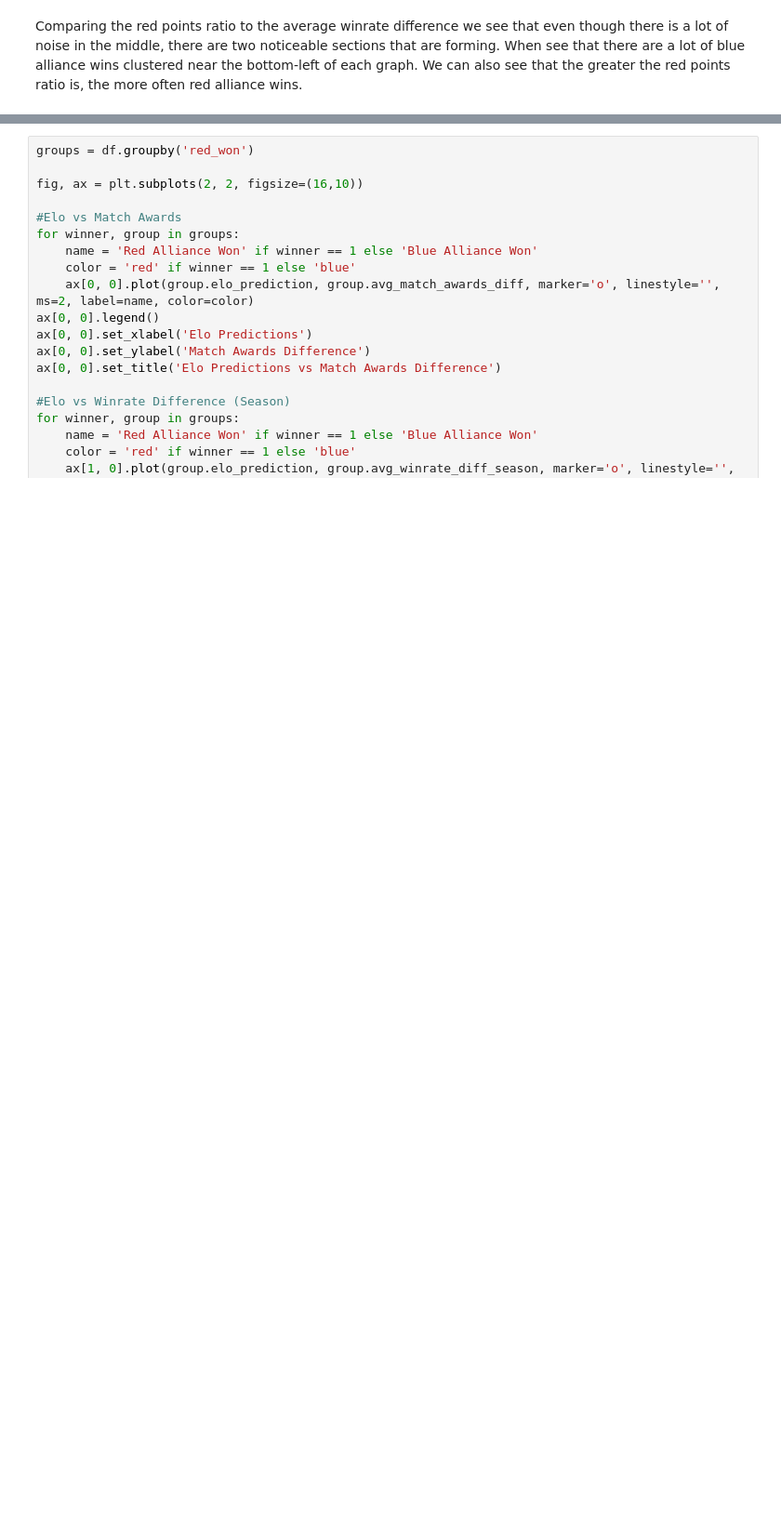
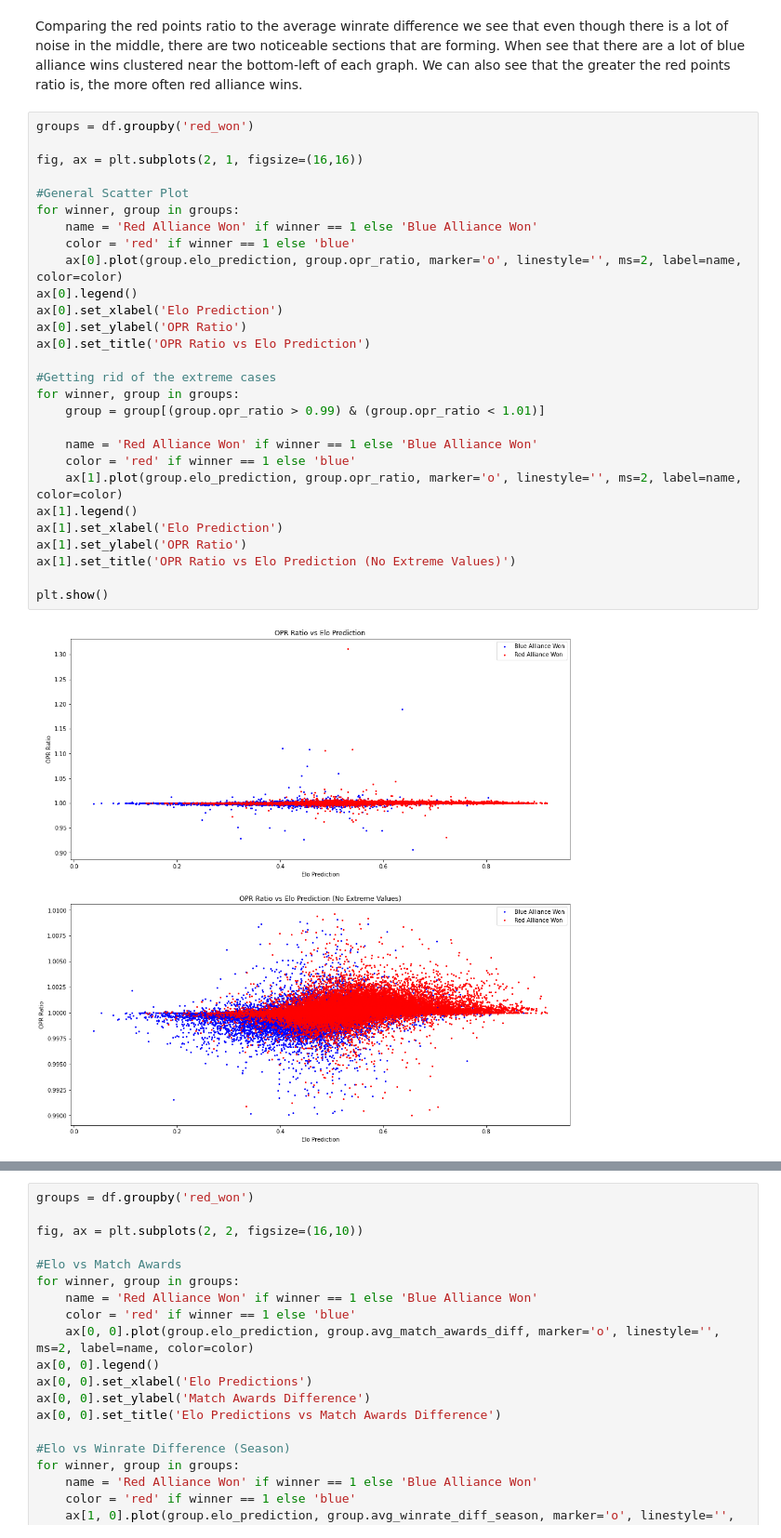
Before and after one commit to Mark-of-JP/FRC-Match-Simulator, a Jupyter notebook: FRC_Match_Simulator.ipynb, the cells around one changed output, grey strips where cells are left out. Shown at 93% size. Cells and saved outputs as stored; diff of their text form; blank space fills up the shorter version.

```diff
--- a/FRC_Match_Simulator.ipynb
+++ b/FRC_Match_Simulator.ipynb
@@ -326,3 +337,33 @@ plt.show()
 [figure]
 # %% [markdown]
 Comparing the red points ratio to the average winrate difference we see that even though there is a lot of noise in the middle, there are two noticeable sections that are forming. When see that there are a lot of blue alliance wins clustered near the bottom-left of each graph. We can also see that the greater the red points ratio is, the more often red alliance wins.
+# %%
+groups = df.groupby('red_won')
+
+fig, ax = plt.subplots(2, 1, figsize=(16,16))
+
+#General Scatter Plot
+for winner, group in groups:
+    name = 'Red Alliance Won' if winner == 1 else 'Blue Alliance Won'
+    color = 'red' if winner == 1 else 'blue'
+    ax[0].plot(group.elo_prediction, group.opr_ratio, marker='o', linestyle='', ms=2, label=name, color=color)
+ax[0].legend()
+ax[0].set_xlabel('Elo Prediction')
+ax[0].set_ylabel('OPR Ratio')
+ax[0].set_title('OPR Ratio vs Elo Prediction')
+
+#Getting rid of the extreme cases
+for winner, group in groups:
+    group = group[(group.opr_ratio > 0.99) & (group.opr_ratio < 1.01)]
+
+    name = 'Red Alliance Won' if winner == 1 else 'Blue Alliance Won'
+    color = 'red' if winner == 1 else 'blue'
+    ax[1].plot(group.elo_prediction, group.opr_ratio, marker='o', linestyle='', ms=2, label=name, color=color)
+ax[1].legend()
+ax[1].set_xlabel('Elo Prediction')
+ax[1].set_ylabel('OPR Ratio')
+ax[1].set_title('OPR Ratio vs Elo Prediction (No Extreme Values)')
+
+plt.show()
+# %% [output]
+[figure, added]
```
Also changed, not shown: parts of 8 cells of this notebook.
